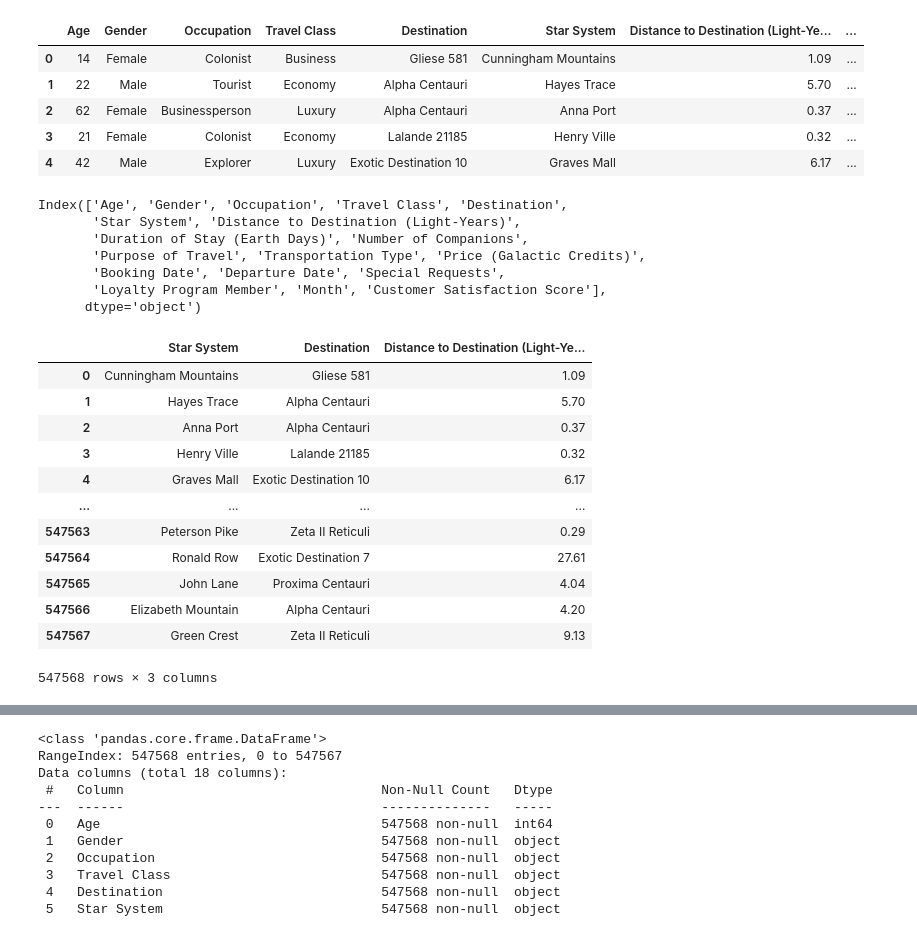
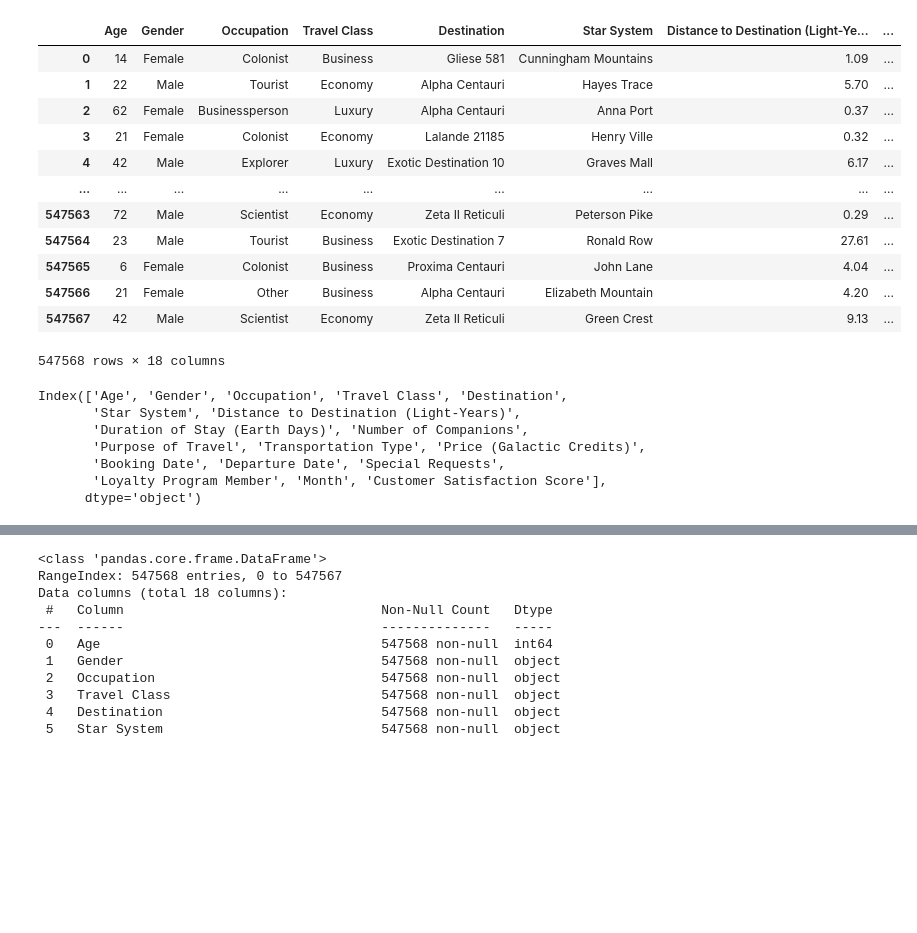
Before and after one commit to aliciamb86/ML-interstellar-travel-satisfaction, a Jupyter notebook: Interstellar Travel Customer Satisfaction Analysis/notebooks/02_LimpiezaEDA.ipynb, the cells around one changed output, grey strips where cells are left out. Drawn from its saved outputs; the diff is of its cells as text; code cells hidden in the pictures; blank space fills up the shorter version.

```diff
--- a/Interstellar Travel Customer Satisfaction Analysis/notebooks/02_LimpiezaEDA.ipynb
+++ b/Interstellar Travel Customer Satisfaction Analysis/notebooks/02_LimpiezaEDA.ipynb
@@ -8,14 +8,21 @@ from sklearn.model_selection import train_test_split
 pd.set_option('future.no_silent_downcasting', True)
 # %%
 df = pd.read_csv('../data/raw/interstellar_travel.csv')
-df.head()
+df
 # %% [output]
 |  | Age | Gender | Occupation | Travel Class | Destination | Star System | Distance to Destination (Light-Ye... | ... |
 | 0 | 14 | Female | Colonist | Business | Gliese 581 | Cunningham Mountains | 1.09 | ... |
 | 1 | 22 | Male | Tourist | Economy | Alpha Centauri | Hayes Trace | 5.70 | ... |
 | 2 | 62 | Female | Businessperson | Luxury | Alpha Centauri | Anna Port | 0.37 | ... |
 | 3 | 21 | Female | Colonist | Economy | Lalande 21185 | Henry Ville | 0.32 | ... |
 | 4 | 42 | Male | Explorer | Luxury | Exotic Destination 10 | Graves Mall | 6.17 | ... |
+| ... | ... | ... | ... | ... | ... | ... | ... | ... |
+| 547563 | 72 | Male | Scientist | Economy | Zeta II Reticuli | Peterson Pike | 0.29 | ... |
+| 547564 | 23 | Male | Tourist | Business | Exotic Destination 7 | Ronald Row | 27.61 | ... |
+| 547565 | 6 | Female | Colonist | Business | Proxima Centauri | John Lane | 4.04 | ... |
+| 547566 | 21 | Female | Other | Business | Alpha Centauri | Elizabeth Mountain | 4.20 | ... |
+| 547567 | 42 | Male | Scientist | Economy | Zeta II Reticuli | Green Crest | 9.13 | ... |
+547568 rows × 18 columns
 # %%
 df.columns
 # %% [output]
@@ -26,20 +33,3 @@ Index(['Age', 'Gender', 'Occupation', 'Travel Class', 'Destination',
        'Booking Date', 'Departure Date', 'Special Requests',
        'Loyalty Program Member', 'Month', 'Customer Satisfaction Score'],
       dtype='object')
-# %%
-star_system_destination = df[['Star System', 'Destination', 'Distance to Destination (Light-Years)']]
-star_system_destination
-# %% [output]
-|  | Star System | Destination | Distance to Destination (Light-Ye... |
-| 0 | Cunningham Mountains | Gliese 581 | 1.09 |
-| 1 | Hayes Trace | Alpha Centauri | 5.70 |
-| 2 | Anna Port | Alpha Centauri | 0.37 |
-| 3 | Henry Ville | Lalande 21185 | 0.32 |
-| 4 | Graves Mall | Exotic Destination 10 | 6.17 |
-| ... | ... | ... | ... |
-| 547563 | Peterson Pike | Zeta II Reticuli | 0.29 |
-| 547564 | Ronald Row | Exotic Destination 7 | 27.61 |
-| 547565 | John Lane | Proxima Centauri | 4.04 |
-| 547566 | Elizabeth Mountain | Alpha Centauri | 4.20 |
-| 547567 | Green Crest | Zeta II Reticuli | 9.13 |
-547568 rows × 3 columns
```
Also changed, not shown: parts of 45 cells of this notebook, 12 other files.
